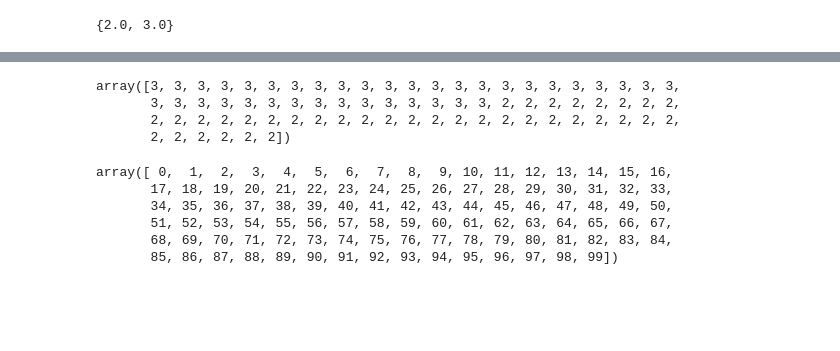
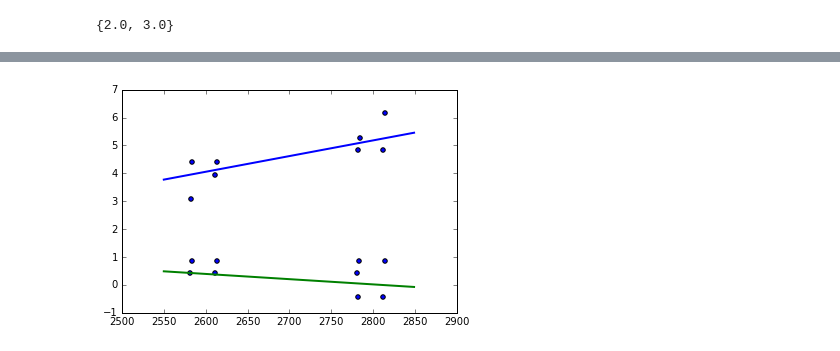
Before and after one commit to hushchyn-mikhail/SHiP_Tracker, a Jupyter notebook: TrackRecognition.ipynb, the cells around one changed output, grey strips where cells are left out. Drawn from its saved outputs; the diff is of its cells as text; code cells hidden in the pictures; blank space fills up the shorter version.

```diff
--- a/TrackRecognition.ipynb
+++ b/TrackRecognition.ipynb
@@ -348,16 +229,0 @@ See the caveats in the documentation: http://pandas.pydata.org/pandas-docs/stabl
-# %%
-event0['TrackID'].values.astype(int)
-# %% [output]
-array([3, 3, 3, 3, 3, 3, 3, 3, 3, 3, 3, 3, 3, 3, 3, 3, 3, 3, 3, 3, 3, 3, 3,
-       3, 3, 3, 3, 3, 3, 3, 3, 3, 3, 3, 3, 3, 3, 3, 2, 2, 2, 2, 2, 2, 2, 2,
-       2, 2, 2, 2, 2, 2, 2, 2, 2, 2, 2, 2, 2, 2, 2, 2, 2, 2, 2, 2, 2, 2, 2,
-       2, 2, 2, 2, 2, 2])
-# %%
-np.arange(100)
-# %% [output]
-array([ 0,  1,  2,  3,  4,  5,  6,  7,  8,  9, 10, 11, 12, 13, 14, 15, 16,
-       17, 18, 19, 20, 21, 22, 23, 24, 25, 26, 27, 28, 29, 30, 31, 32, 33,
-       34, 35, 36, 37, 38, 39, 40, 41, 42, 43, 44, 45, 46, 47, 48, 49, 50,
-       51, 52, 53, 54, 55, 56, 57, 58, 59, 60, 61, 62, 63, 64, 65, 66, 67,
-       68, 69, 70, 71, 72, 73, 74, 75, 76, 77, 78, 79, 80, 81, 82, 83, 84,
-       85, 86, 87, 88, 89, 90, 91, 92, 93, 94, 95, 96, 97, 98, 99])
@@ -363,0 +251,7 @@ array([ 0,  1,  2,  3,  4,  5,  6,  7,  8,  9, 10, 11, 12, 13, 14, 15, 16,
+# %%
+plt.scatter(add_centres(event0)['Wz'], add_centres(event0)['Wy'])
+for i in tracks:
+    t = np.arange(2550, 2850, 299)
+    plt.plot(t, i[0] * t + i[1], lw = 2)
+# %% [output]
+[figure, added]
```
Also changed, not shown: parts of 9 cells of this notebook.
